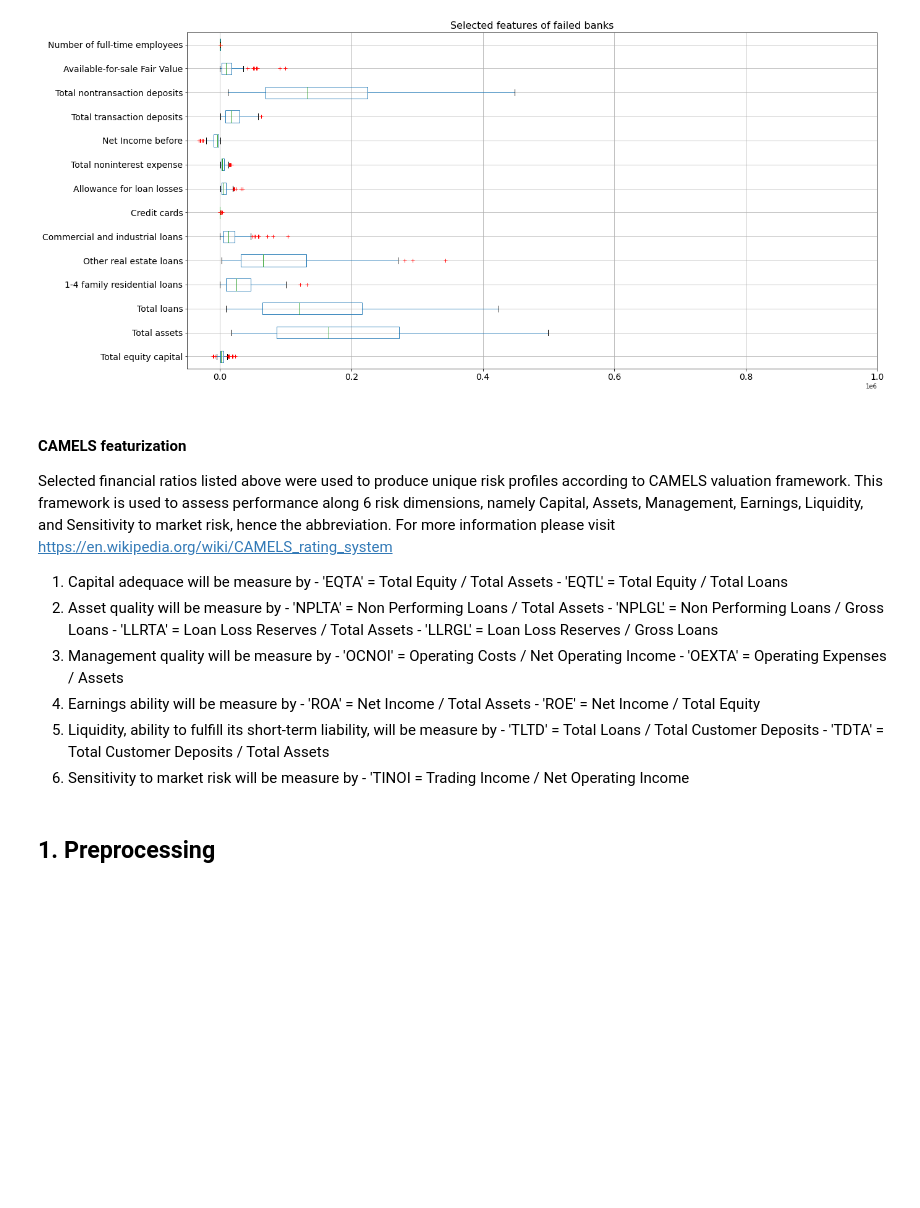
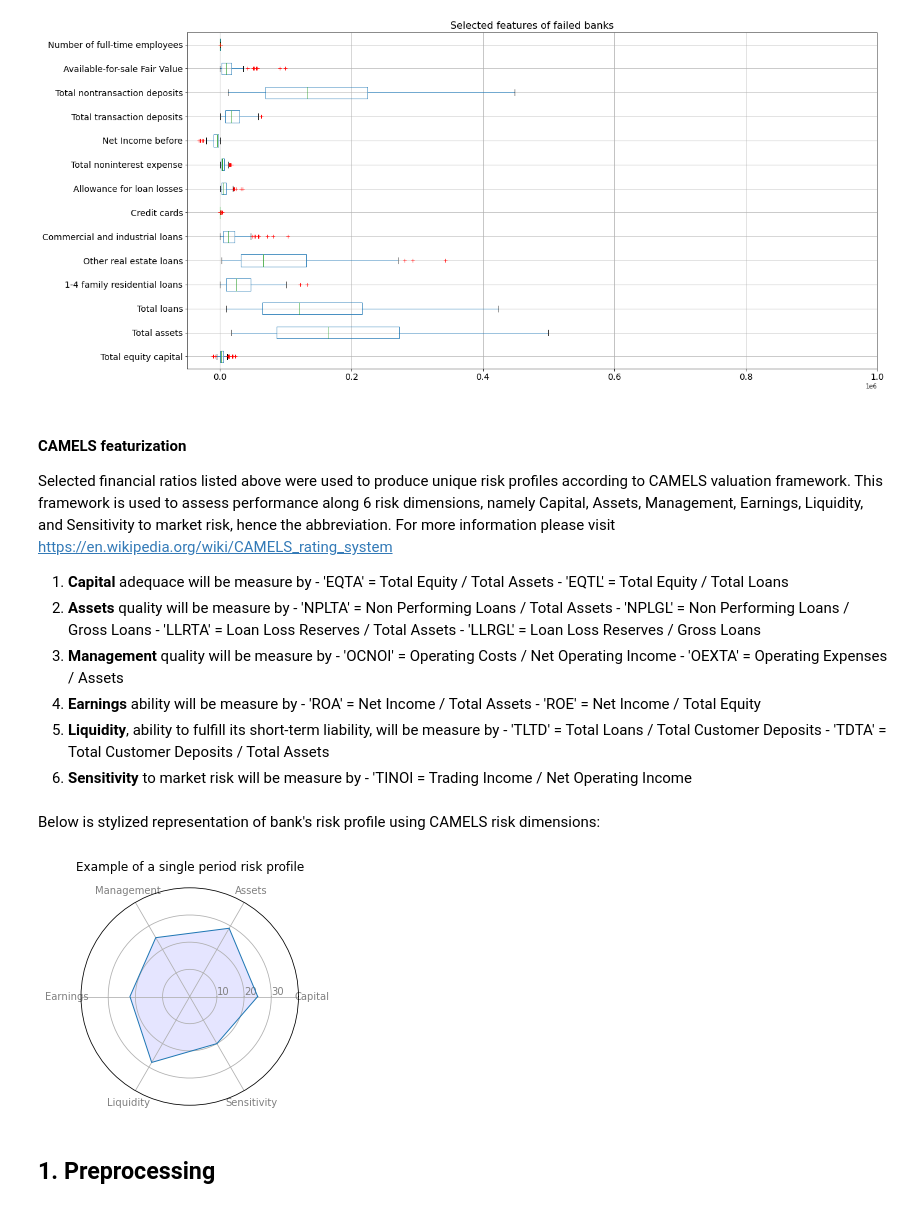
Before and after one commit to allaccountstaken/automl_v_hyperdrive, a Jupyter notebook: benchmark_model.ipynb, the cells around one changed output. Saved outputs shown, nothing was run; the diff lists cells and outputs as text; code cells hidden in the pictures; blank space fills up the shorter version.

Commit message:
single period CAMELS profile added, imgs saved

```diff
--- a/benchmark_model.ipynb
+++ b/benchmark_model.ipynb
@@ -77,25 +78,62 @@ plt.show()
 # %% [markdown]
 #### CAMELS featurization
 Selected financial ratios listed above were used to produce unique risk profiles according to CAMELS valuation framework. This framework is used to assess performance along 6 risk dimensions, namely Capital, Assets, Management, Earnings, Liquidity, and Sensitivity to market risk, hence the abbreviation. For more information please visit https://en.wikipedia.org/wiki/CAMELS_rating_system
-1. Capital adequace will be measure by
+1. **Capital** adequace will be measure by
         - 'EQTA' = Total Equity / Total Assets
         - 'EQTL' = Total Equity / Total Loans
-2. Asset quality will be measure by
+2. **Assets** quality will be measure by
         - 'NPLTA' = Non Performing Loans / Total Assets
         - 'NPLGL' = Non Performing Loans / Gross Loans
         - 'LLRTA' = Loan Loss Reserves / Total Assets
         - 'LLRGL' = Loan Loss Reserves / Gross Loans
-3. Management quality will be measure by
+3. **Management** quality will be measure by
         - 'OCNOI' = Operating Costs / Net Operating Income
         - 'OEXTA' = Operating Expenses / Assets
-4. Earnings ability will be measure by
+4. **Earnings** ability will be measure by
         - 'ROA' = Net Income / Total Assets
         - 'ROE' = Net Income / Total Equity
-5. Liquidity, ability to fulfill its short-term liability, will be measure by
+5. **Liquidity**, ability to fulfill its short-term liability, will be measure by
         - 'TLTD' = Total Loans / Total Customer Deposits
         - 'TDTA' = Total Customer Deposits / Total Assets
-6. Sensitivity to market risk will be measure by
+6. **Sensitivity** to market risk will be measure by
         - 'TINOI = Trading Income / Net Operating Income
+# %% [markdown]
+Below is stylized representation of bank's risk profile using CAMELS risk dimensions:
+# %%
+camels_df = pd.DataFrame({'group': ['A','B','C','D'],
+                          'Capital': [25, 1.5, 30, 4],
+                          'Assets': [29, 10, 9, 34],
+                          'Management': [25, 39, 23, 24],
+                          'Earnings': [22, 31, 33, 14],
+                          'Liquidity': [28, 15, 32, 14],
+                          'Sensitivity': [20, 10, 10, 10]})
+
+categories=list(camels_df)[1:]
+N = len(categories)
+values=camels_df.loc[0].drop('group').values.flatten().tolist()
+values += values[:1]
+
+# What will be the angle of each axis in the plot? (we divide the plot / number of variable)
+angles = [n / float(N) * 2 * pi for n in range(N)]
+angles += angles[:1]
+
+# Initialise the spider plot
+ax = plt.subplot(111, polar=True)
+
+# Draw one axe per variable + add labels labels yet
+plt.xticks(angles[:-1], categories, color='grey', size=10)
+
+# Draw ylabels
+ax.set_rlabel_position(0)
+plt.yticks([10,20,30], ["10","20","30"], color="grey", size=10)
+plt.ylim(0,40)
+
+ax.plot(angles, values, linewidth=1, linestyle='solid')
+ax.fill(angles, values, 'b', alpha=0.1)
+plt.title("Example of a single period risk profile")
+plt.show()
+# %% [output]
+[figure, added]
 # %% [markdown]
 ## 1. Preprocessing
 # %%
```
Also changed, not shown: parts of 2 cells of this notebook, 1 other file.
